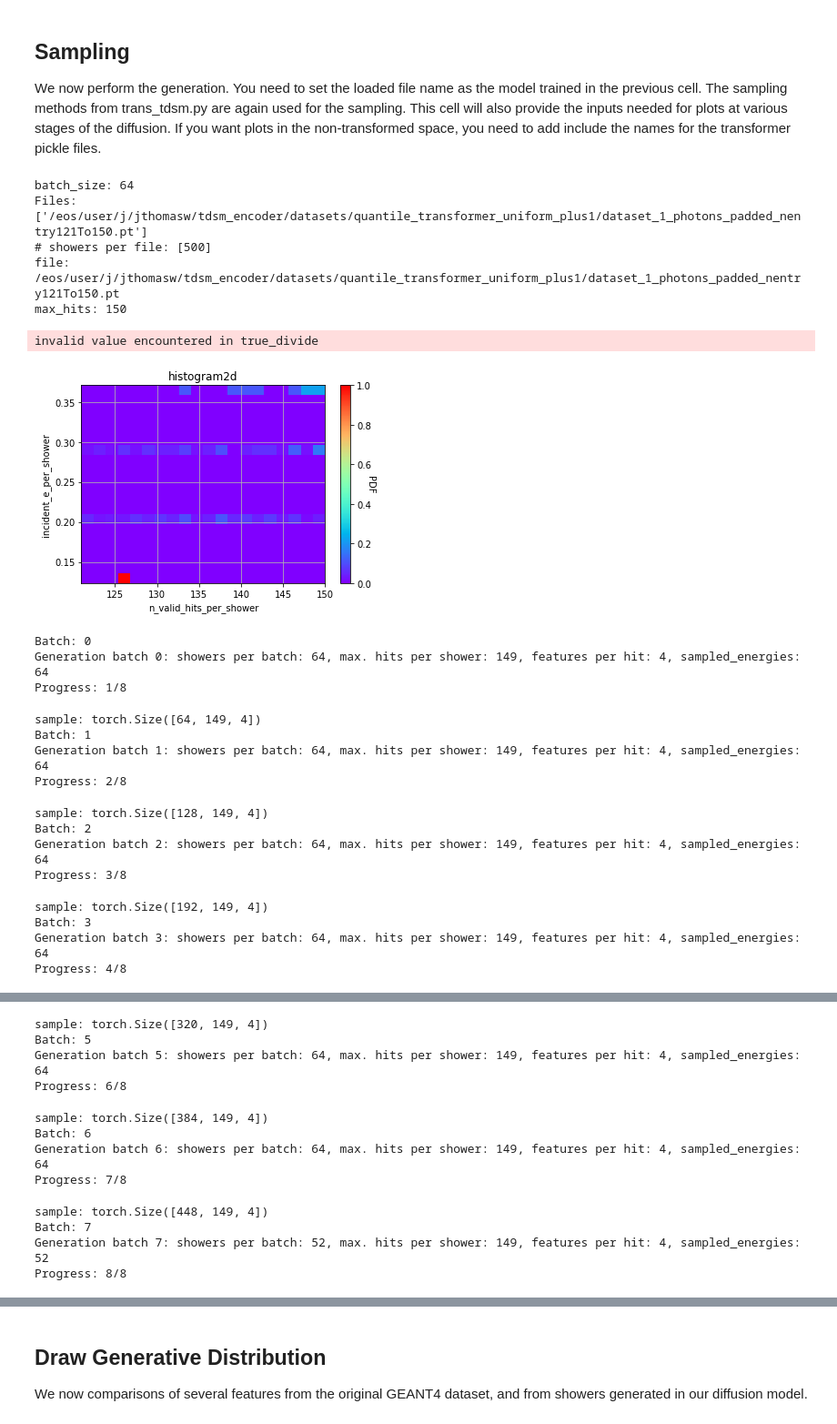
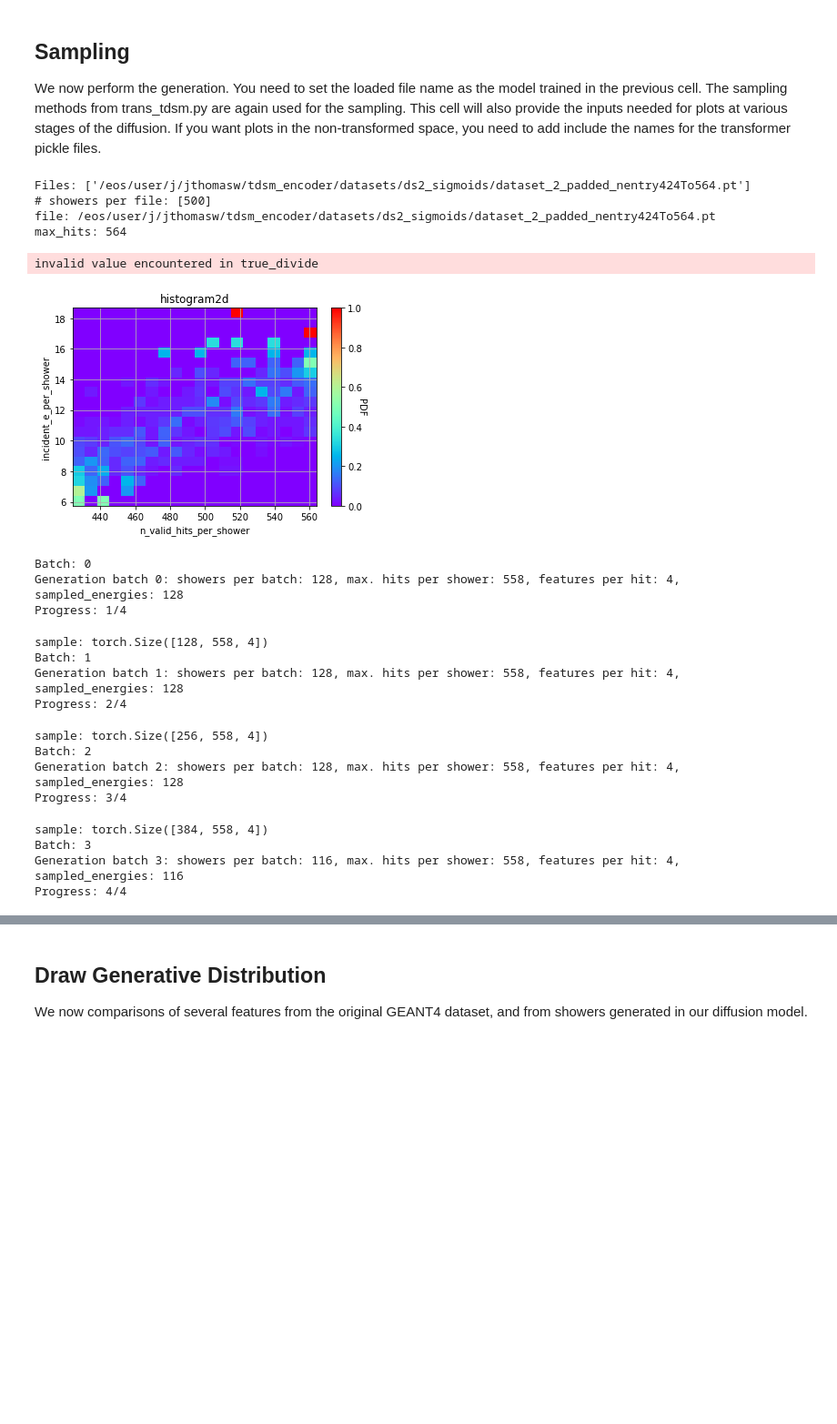
Before and after one commit to vincentchen566/tdsm_encoder, a Jupyter notebook: tdsm_encoder.ipynb, the cells around one changed output, grey strips where cells are left out. Shown at 91% size. Cells and saved outputs as stored; diff of their text form; code cells hidden in the pictures; blank space fills up the shorter version.

Commit message:
update w model changes for dataset 2

```diff
--- a/tdsm_encoder.ipynb
+++ b/tdsm_encoder.ipynb
@@ -781,6 +665,9 @@ print(files_list_)
 model_tmp=trans_tdsm.Gen(n_feat_dim, embed_dim, hidden_dim, num_encoder_blocks, num_attn_heads, dropout_gen, marginal_prob_std=marginal_prob_std_fn)
 
 # Run the thing
+### HYPERPARAMETERS ###
+train_ratio = 0.8
+batch_size = 128
 n_epochs = 50
 lr_ = 0.0001
 epochs = tqdm.notebook.trange(n_epochs)
@@ -788,6 +675,7 @@ optimiser = RAdam(model_tmp.parameters(),lr=lr_)
 av_training_losses_per_epoch = []
 av_testing_losses_per_epoch = []
 
+# Scheduler for optimiser
 lambda1 = lambda epoch: 10**(epoch / 20)
 scheduler = lr_scheduler.LambdaLR(optimiser, lr_lambda=lambda1)
 #scheduler = lr_scheduler.LinearLR(optimiser, start_factor=0.001, end_factor=1.0, total_iters=n_epochs)
@@ -1022,15 +1006,14 @@ workingdir = "./"
 # SAMPLE PARAMETERS
 sampler_steps = 100
 n_showers_2_gen = 500
-
-print(f'batch_size: {batch_size}')
+batch_size = 128
 
 output_directory = workingdir+'/sampling_'+str(sampler_steps)+'samplersteps_'+datetime.now().strftime('%Y%m%d_%H%M')+'_output/'
 if not os.path.exists(output_directory):
     os.makedirs(output_directory)
 
 # Load saved model
-model.load_state_dict(torch.load('/eos/user/j/jthomasw/tdsm_encoder/training_20230914_1544_quantile_transformer_uniform_plus1/ckpt_tmp_99.pth', map_location=device))
+model.load_state_dict(torch.load('/eos/user/j/jthomasw/tdsm_encoder/training_20230929_1352_ds2_sigmoids/ckpt_tmp_99.pth', map_location=device))
 model.to(device)
 
 # N valid hits used for 2D PDF
@@ -1217,50 +1200,49 @@ for file_idx in range(len(files_list_)):
     for i, (gen_hit, sampled_energies) in enumerate(gen_hits_loader,0):
         print(f'Batch: {i}')
         print(f'Generation batch {i}: showers per batch: {gen_hit.shape[0]}, max. hits per shower: {gen_hit.shape[1]}, features per hit: {gen_hit.shape[2]}, sampled_energies: {len(sampled_energies)}')
         sys.stdout.write('\r')
         sys.stdout.write("Progress: %d/%d" % ((i+1), len(gen_hits_loader)))
         sys.stdout.flush()
 
         # Run reverse diffusion sampler on showers of random noise + zero-padded hits
         generative = sampler(model, marginal_prob_std_fn, diffusion_coeff_fn, sampled_energies, gen_hit, batch_size=gen_hit.shape[0], energy_trans_file=energy_trans_file, x_trans_file=x_trans_file , y_trans_file = y_trans_file, ine_trans_file=ine_trans_file)
 
         # Create first sample or concatenate sample to sample list
         if i == 0:
             sample = generative
         else:
             sample = torch.cat([sample,generative])
 
         print(f'sample: {sample.shape}')
 
     #sample_ = []
     sample_np = sample.cpu().numpy()
 
     for i in range(len(sample_np)):
         # The output of the sampler has nhits == max hits (do we want to remove these here or during the diffusion?)
         tmp_sample = sample_np[i]#[:nhits[i]]  # This seems like a bit of a botch?
         sample_.append(torch.tensor(tmp_sample))
 print(f'sample_: {len(sample_)}, sampled_ine: {len(sampled_ine)}')
 torch.save([sample_,sampled_ine], os.path.join(output_directory, 'sample.pt'))
 # %% [output]
-batch_size: 64
-Files: ['/eos/user/j/jthomasw/tdsm_encoder/datasets/quantile_transformer_uniform_plus1/dataset_1_photons_padded_nentry121To150.pt']
+Files: ['/eos/user/j/jthomasw/tdsm_encoder/datasets/ds2_sigmoids/dataset_2_padded_nentry424To564.pt']
 # showers per file: [500]
-file: /eos/user/j/jthomasw/tdsm_encoder/datasets/quantile_transformer_uniform_plus1/dataset_1_photons_padded_nentry121To150.pt
-max_hits: 150
+file: /eos/user/j/jthomasw/tdsm_encoder/datasets/ds2_sigmoids/dataset_2_padded_nentry424To564.pt
+max_hits: 564
 invalid value encountered in true_divide
-[figure, old version]
+[figure, new version]
 Batch: 0
-Generation batch 0: showers per batch: 64, max. hits per shower: 149, features per hit: 4, sampled_energies: 64
-Progress: 1/8
+Generation batch 0: showers per batch: 128, max. hits per shower: 558, features per hit: 4, sampled_energies: 128
+Progress: 1/4
-sample: torch.Size([64, 149, 4])
+sample: torch.Size([128, 558, 4])
 Batch: 1
-Generation batch 1: showers per batch: 64, max. hits per shower: 149, features per hit: 4, sampled_energies: 64
-Progress: 2/8
+Generation batch 1: showers per batch: 128, max. hits per shower: 558, features per hit: 4, sampled_energies: 128
+Progress: 2/4
-sample: torch.Size([128, 149, 4])
+sample: torch.Size([256, 558, 4])
 Batch: 2
-Generation batch 2: showers per batch: 64, max. hits per shower: 149, features per hit: 4, sampled_energies: 64
-Progress: 3/8
+Generation batch 2: showers per batch: 128, max. hits per shower: 558, features per hit: 4, sampled_energies: 128
+Progress: 3/4
-sample: torch.Size([192, 149, 4])
+sample: torch.Size([384, 558, 4])
 Batch: 3
-Generation batch 3: showers per batch: 64, max. hits per shower: 149, features per hit: 4, sampled_energies: 64
-Progress: 4/8
+Generation batch 3: showers per batch: 116, max. hits per shower: 558, features per hit: 4, sampled_energies: 116
+Progress: 4/4
@@ -1271,12 +1252,0 @@ Progress: 5/8
-sample: torch.Size([320, 149, 4])
-Batch: 5
-Generation batch 5: showers per batch: 64, max. hits per shower: 149, features per hit: 4, sampled_energies: 64
-Progress: 6/8
-sample: torch.Size([384, 149, 4])
-Batch: 6
-Generation batch 6: showers per batch: 64, max. hits per shower: 149, features per hit: 4, sampled_energies: 64
-Progress: 7/8
-sample: torch.Size([448, 149, 4])
-Batch: 7
-Generation batch 7: showers per batch: 52, max. hits per shower: 149, features per hit: 4, sampled_energies: 52
-Progress: 8/8
```
Also changed, not shown: parts of 11 cells of this notebook, 2 other files.
